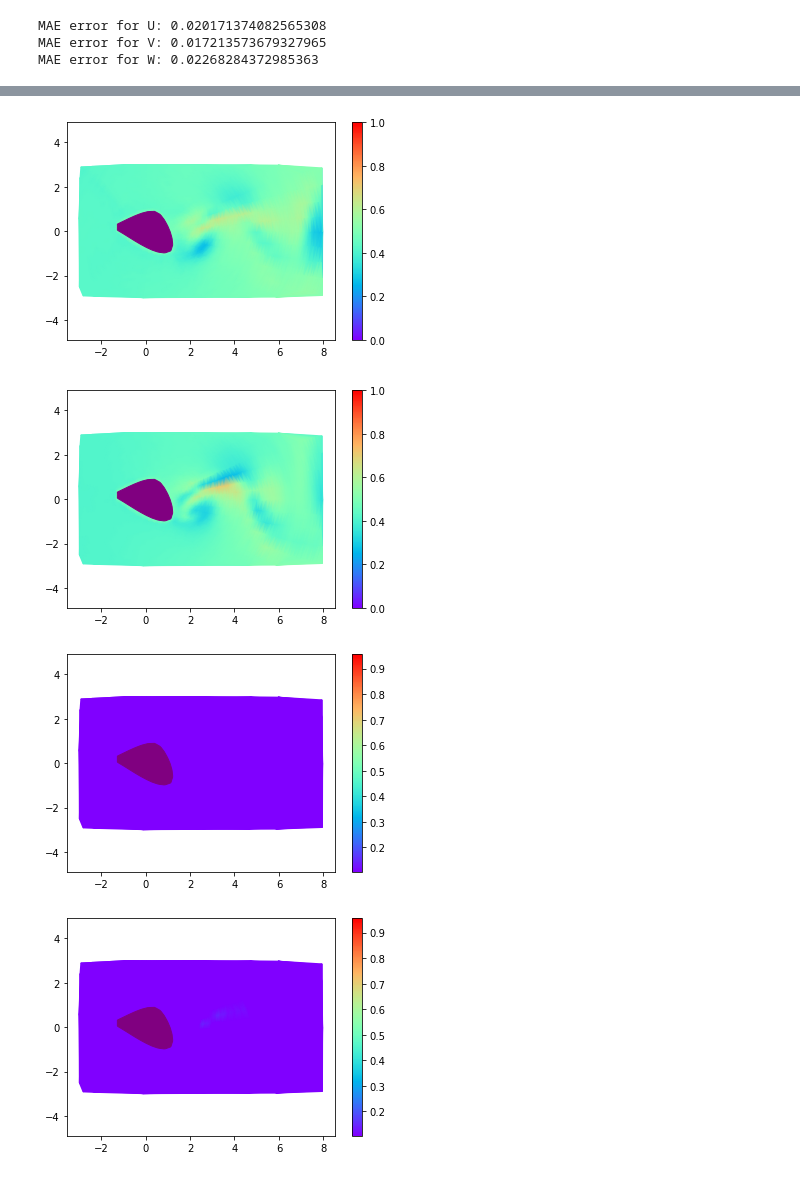
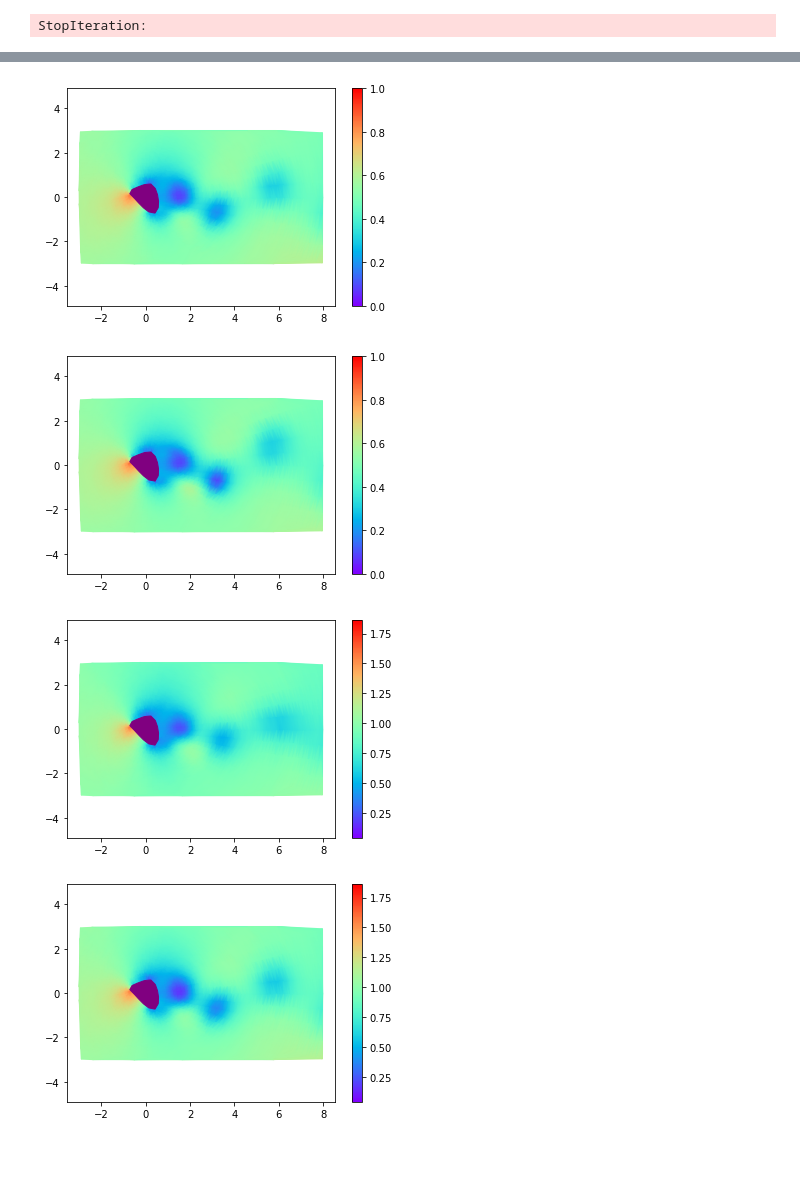
Before and after one commit to aligirayhanozbay/fr3D, a Jupyter notebook: qcriterion.ipynb, the cells around one changed output, grey strips where cells are left out. Saved outputs shown, nothing was run; the diff lists cells and outputs as text; code cells hidden in the pictures.

```diff
--- a/qcriterion.ipynb
+++ b/qcriterion.ipynb
@@ -51,6 +55,6 @@ Notebook initialized with itk backend.
 # %%
 Re = 500
-expt_variables = ['U', 'V', 'W']
+expt_variables = ['Pressure', 'U', 'V', 'W']
 
 dataset_path = f'/fr3D/postprocessed/annulus_64.h5'
 
@@ -122,7 +122,7 @@ nae_preds = {}
 
 for v in expt_variables:
     if get_new:
-        for _ in range(40):
+        for _ in range(34):
             (inp, target, norm_param), case_name = next(dataset_iterators[v])
         pred = models[v](inp,autoencode=False)
         ae_pred = models[v](target,autoencode=True)
@@ -144,9 +144,5 @@ for v in expt_variables:
 assert len(set(case_names.values()))==1
 case_name_str = list(case_names.values())[0].decode()
 coords = datasetf[case_name_str]['full_field_coords']
-
-export_vtk(f"/storage/qcrit_{case_name_str}", coords, **ntargets, **nae_preds, **npreds)
 # %% [output]
-MAE error for U: 0.020171374082565308
-MAE error for V: 0.017213573679327965
-MAE error for W: 0.02268284372985363
+StopIteration:
@@ -157,13 +155,14 @@ zsl=48
 vmax = 1.0
 vmin = 0.0
 
-stdf = 10.0
-meann = tf.reduce_mean(target[idx,:,:,zsl])
-stdn = tf.math.reduce_std(target[idx,:,:,zsl])
+v = 'Pressure'
+
+stdf = 5.0
+meann = tf.reduce_mean(ntargets['gt'+v][:,:,zsl])
+stdn = tf.math.reduce_std(ntargets['gt'+v][:,:,zsl])
 vmaxn = meann+stdf*stdn
 vminn = meann-stdf*stdn
 
-v = 'W'
 
 coords = datasetf[case_name_str]['full_field_coords']
 x = np.reshape(coords[:,:,zsl,0],[-1])
@@ -240,6 +239,7 @@ plt.axis('equal')
 plt.show()
 plt.close()
 
+print(f'{case_name_str} {v} stats:')
 print("==Slice % err==")
 print(mape_with_threshold(p,t,pcterror_threshold=200))
 print(mape_with_threshold(ap,t,pcterror_threshold=200))
@@ -257,4 +257,4 @@ print(mape_with_threshold(nae_preds['aepred'+v][idx],ntargets['gt'+v][idx],pcter
-[figure, old version]
+[figure, new version]
-[figure, old version]
+[figure, new version]
-[figure, old version]
+[figure, new version]
-[figure, old version]
+[figure, new version]
```
Also changed, not shown: parts of 4 cells of this notebook, 1 other file.
